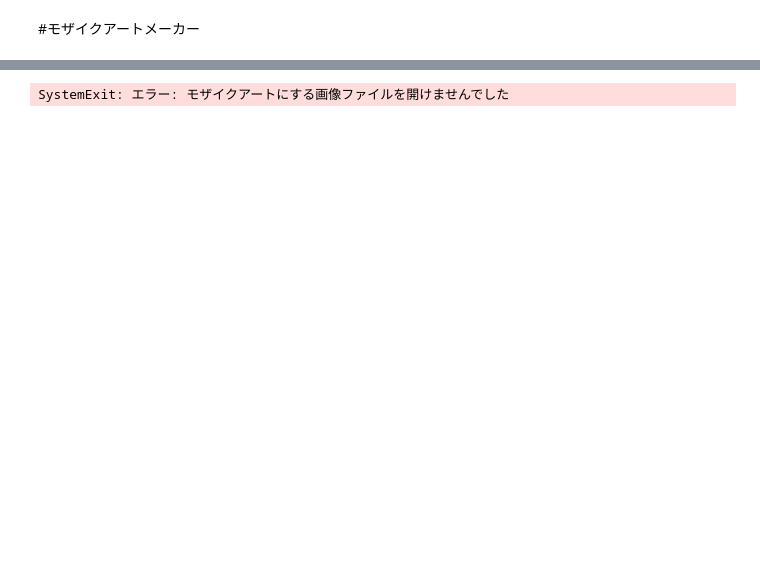
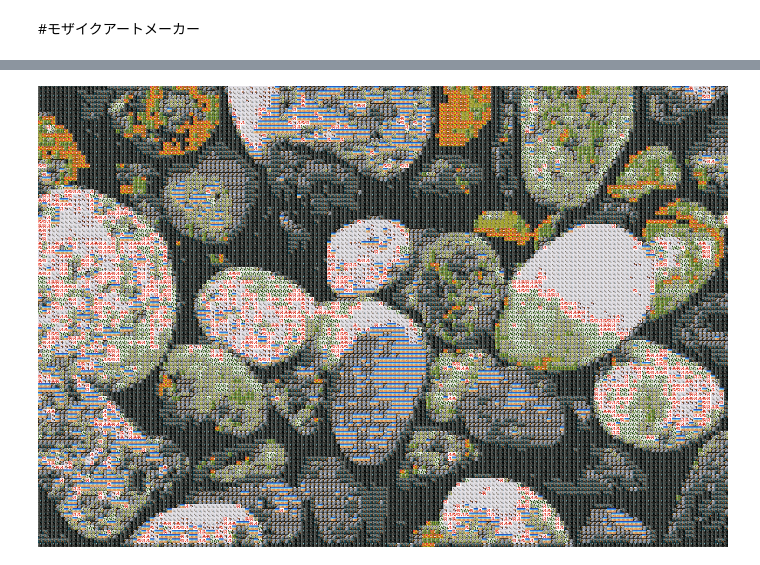
Before and after one commit to yoko08tts/Prog2kakushin, a Jupyter notebook: work3.ipynb, the cells around one changed output, grey strips where cells are left out. Drawn from its saved outputs; the diff is of its cells as text; code cells hidden in the pictures; blank space fills up the shorter version.

```diff
--- a/work3.ipynb
+++ b/work3.ipynb
@@ -7,12 +30,12 @@ import numpy as np
 import sys, cv2, math, glob
 from google.colab.patches import cv2_imshow
 
-d = 4 #@param {type:'integer'}
+d = 8 #@param {type:'integer'}
 
 if d < 1:
   sys.exit('dの値は自然数にしてください')
 
-file_path = '' #@param {type:'string'}
+file_path = '/content/sample_file__path.jpg' #@param {type:'string'}
 
 original_img = cv2.imread(file_path)
 
@@ -50,7 +73,7 @@ for i in range(dh):
     avg_r /= d**2
     color[i].append([avg_b, avg_g, avg_r])
 
-folder_path = '' #@param {type:'string'}
+folder_path = '/content/sample_folder_path' #@param {type:'string'}
 file_list = glob.glob(folder_path + '/*')
 img_list = []
 color2 = []
@@ -66,40 +89,40 @@ for f in file_list:
   w2 = imgs.shape[1]
 
   if h2 > w2:
-    imgs = imgs[(h-w)//2 : w , 0 : w]
+    imgs = imgs[(h2-w2)//2 : w2 , 0 : w2]
   elif h2 < w2:
-    imgs = imgs[0 : h , (w-h)//2: w]
+    imgs = imgs[0 : h2 , (w2-h2)//2: w2]
 
   imgs = cv2.resize(imgs, (d,d))
 
   img_list.append(imgs)
 
   avg_r = 0
   avg_g = 0
   avg_b = 0
 
   for iy in range(d):
     for ix in range(d):
       avg_b += imgs[iy,ix][0]
       avg_g += imgs[iy,ix][1]
       avg_r += imgs[iy,ix][2]
   avg_b /= d**2
   avg_g /= d**2
   avg_r /= d**2
   color2.append([avg_b, avg_g, avg_r])
 
 img2 = np.zeros((d*dh,d*dw, 3), np.uint8)
 
 for i in range(dh):
   for j in range(dw):
     shikisa_list = []
     for c in color2:
       shikisa = (color[i][j][0] - c[0])**2 + (color[i][j][1] - c[1])**2 + (color[i][j][2] - c[2])
       shikisa_list.append(shikisa)
 
     x = shikisa_list.index(min(shikisa_list))
     img2[d*i : d*i+d, d*j: d*j+d] = img_list[x]
 
 cv2_imshow(img2)
 # %% [output]
-SystemExit: エラー: モザイクアートにする画像ファイルを開けませんでした
+[figure, added]
```
Also changed, not shown: parts of 2 cells of this notebook.
